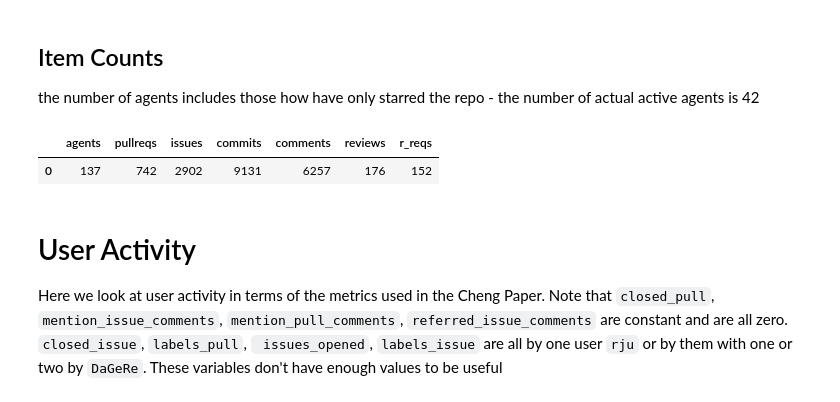
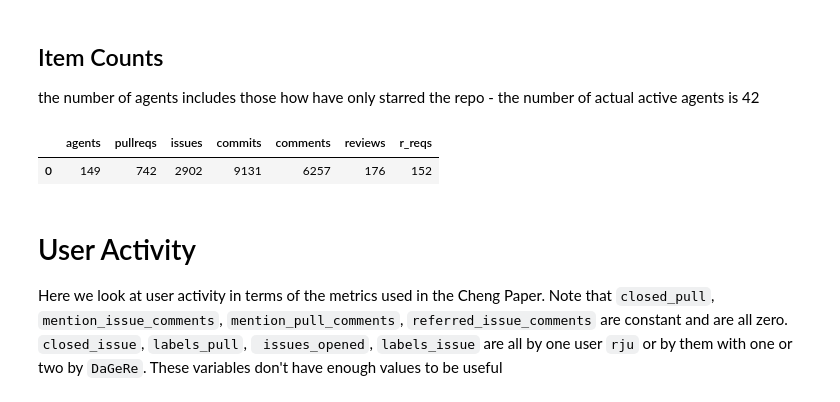
Before and after one commit to RSEMetaScience/kieker_analysis, a Jupyter notebook: notebooks/contributor_metrics.ipynb, the cells around one changed output. Saved outputs shown, nothing was run; the diff lists cells and outputs as text; code cells hidden in the pictures.

```diff
--- a/notebooks/contributor_metrics.ipynb
+++ b/notebooks/contributor_metrics.ipynb
@@ -5,11 +5,12 @@
 the number of agents includes those how have only starred the repo - the number of actual active agents is 42
 # %%
 from kieker_analysis.queries.queries import Query
-from kieker_analysis.sparql.client import run_dataframe
-run_dataframe(Query.counts)
+from kieker_analysis.sparql.client import run_dataframe, kieker_client, keiker_ii_client
+
+run_dataframe(Query.counts, client=keiker_ii_client)
 # %% [output]
 |  | agents | pullreqs | issues | commits | comments | reviews | r_reqs |
-| 0 | 137 | 742 | 2902 | 9131 | 6257 | 176 | 152 |
+| 0 | 149 | 742 | 2902 | 9131 | 6257 | 176 | 152 |
 # %% [markdown]
 # User Activity
 Here we look at user activity in terms of the metrics used in the Cheng Paper.
```
Also changed, not shown: parts of 2 cells of this notebook, 1 other file.
